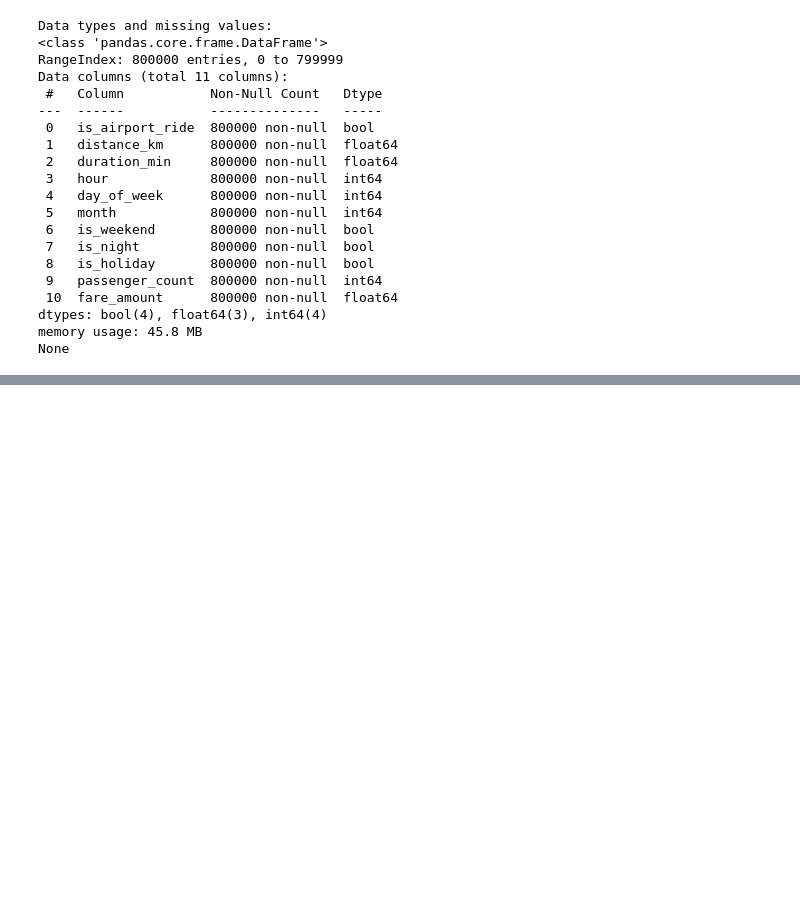
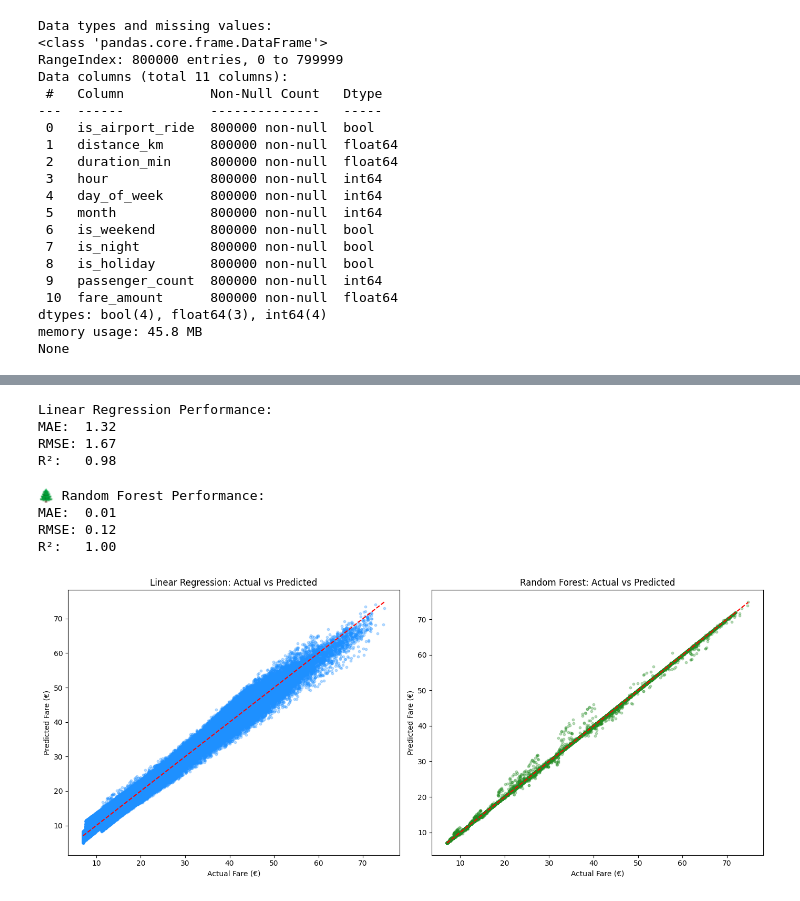
Before and after one commit to malikmati90/ridequick, a Jupyter notebook: ml-model/data-exploration.ipynb, the cells around one changed output, grey strips where cells are left out. Saved outputs shown, nothing was run; the diff lists cells and outputs as text; code cells hidden in the pictures; blank space fills up the shorter version.

```diff
--- a/ml-model/data-exploration.ipynb
+++ b/ml-model/data-exploration.ipynb
@@ -178,0 +237,76 @@ plt.show()
+# %%
+from sklearn.linear_model import LinearRegression
+from sklearn.metrics import mean_absolute_error, mean_squared_error, r2_score
+import numpy as np
+
+# Initialize and fit model
+lr_model = LinearRegression()
+lr_model.fit(X_train, y_train)
+
+# Predict
+y_pred_lr = lr_model.predict(X_val)
+
+# Evaluation
+mae_lr = mean_absolute_error(y_val, y_pred_lr)
+rmse_lr = np.sqrt(mean_squared_error(y_val, y_pred_lr))
+r2_lr = r2_score(y_val, y_pred_lr)
+
+print("Linear Regression Performance:")
+print(f"MAE:  {mae_lr:.2f}")
+print(f"RMSE: {rmse_lr:.2f}")
+print(f"R²:   {r2_lr:.2f}")
+# %% [output]
+Linear Regression Performance:
+MAE:  1.32
+RMSE: 1.67
+R²:   0.98
+# %%
+from sklearn.ensemble import RandomForestRegressor
+
+# Initialize and fit model
+rf_model = RandomForestRegressor(n_estimators=100, random_state=42, n_jobs=-1)
+rf_model.fit(X_train, y_train)
+
+# Predict
+y_pred_rf = rf_model.predict(X_val)
+
+# Evaluation
+mae_rf = mean_absolute_error(y_val, y_pred_rf)
+rmse_rf = np.sqrt(mean_squared_error(y_val, y_pred_rf))
+r2_rf = r2_score(y_val, y_pred_rf)
+
+print("\n🌲 Random Forest Performance:")
+print(f"MAE:  {mae_rf:.2f}")
+print(f"RMSE: {rmse_rf:.2f}")
+print(f"R²:   {r2_rf:.2f}")
+# %% [output]
+🌲 Random Forest Performance:
+MAE:  0.01
+RMSE: 0.12
+R²:   1.00
+# %%
+import matplotlib.pyplot as plt
+
+# Comparison plot
+plt.figure(figsize=(14, 6))
+
+# Linear Regression
+plt.subplot(1, 2, 1)
+plt.scatter(y_val, y_pred_lr, alpha=0.3, s=10, color='dodgerblue')
+plt.plot([y_val.min(), y_val.max()], [y_val.min(), y_val.max()], 'r--')
+plt.xlabel("Actual Fare (€)")
+plt.ylabel("Predicted Fare (€)")
+plt.title("Linear Regression: Actual vs Predicted")
+
+# Random Forest
+plt.subplot(1, 2, 2)
+plt.scatter(y_val, y_pred_rf, alpha=0.3, s=10, color='forestgreen')
+plt.plot([y_val.min(), y_val.max()], [y_val.min(), y_val.max()], 'r--')
+plt.xlabel("Actual Fare (€)")
+plt.ylabel("Predicted Fare (€)")
+plt.title("Random Forest: Actual vs Predicted")
+
+plt.tight_layout()
+plt.show()
+# %% [output]
+[figure, added]
```
Also changed, not shown: parts of 19 cells of this notebook, 3 other files.
